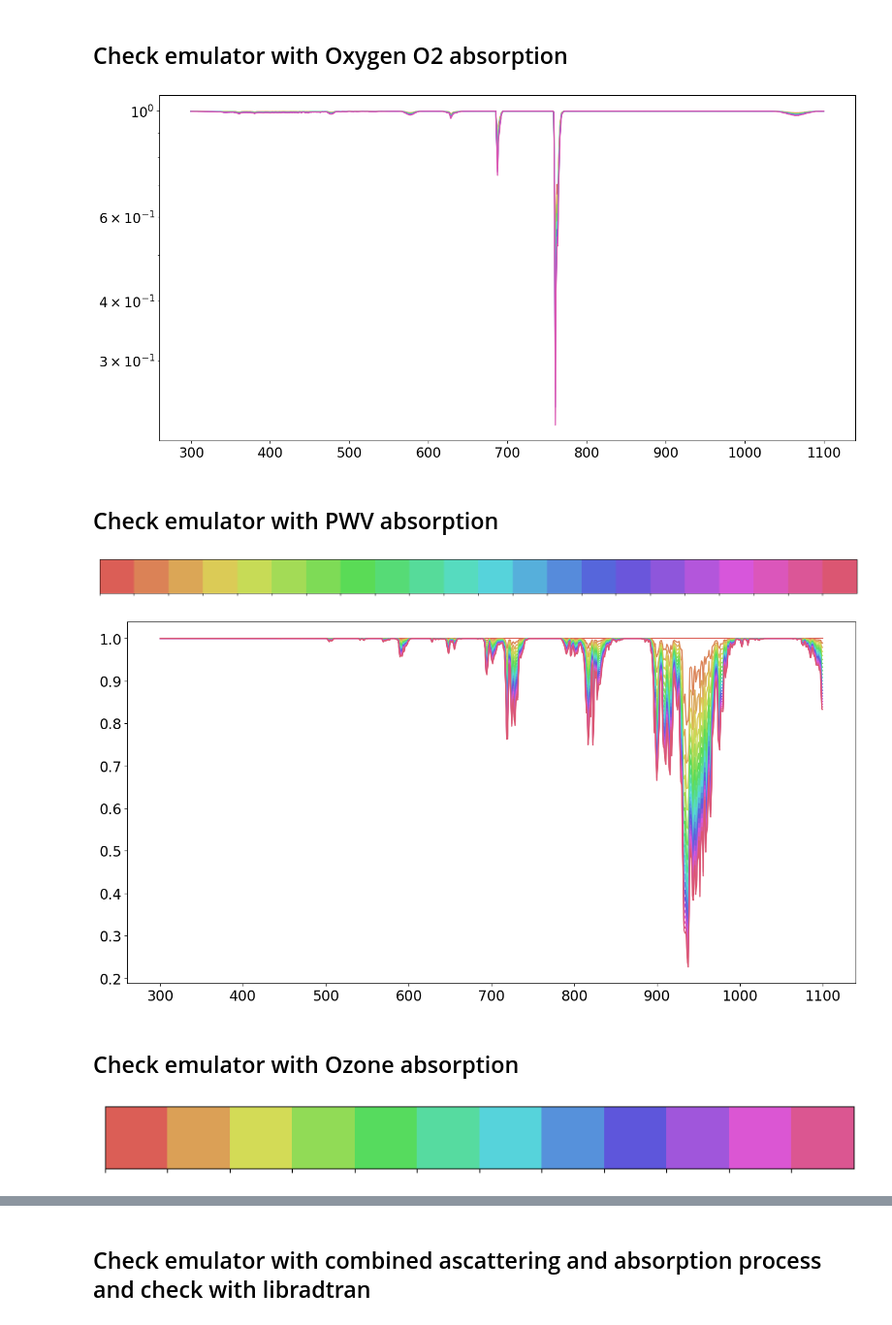
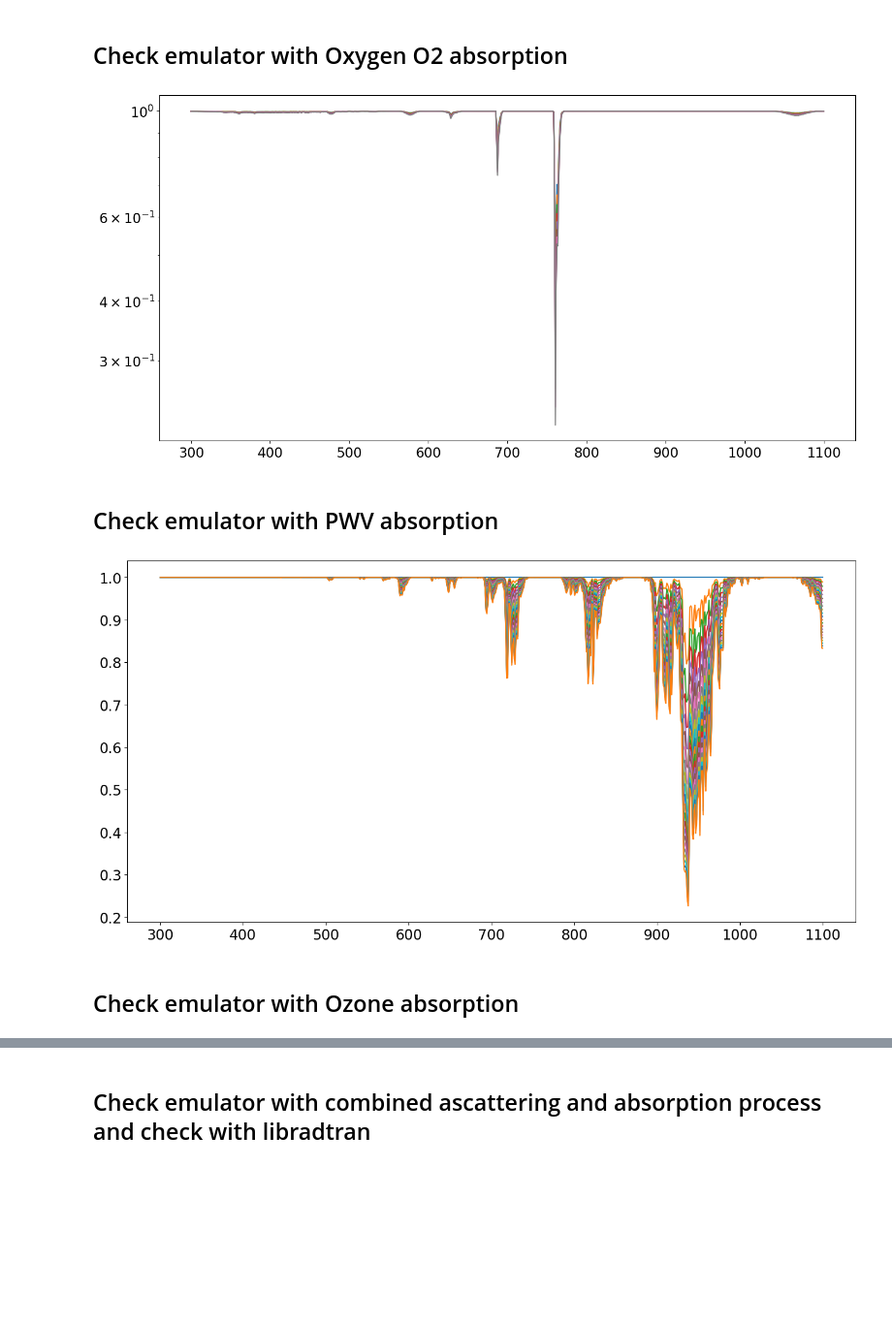
Before and after one commit to LSSTDESC/atmosphtransmemullsst, a Jupyter notebook: notebooks/TestSimpleAtmosphericEmulator.ipynb, the cells around one changed output, grey strips where cells are left out. Shown at 97% size. Drawn from its saved outputs; the diff is of its cells as text; code cells hidden in the pictures; blank space fills up the shorter version.

```diff
--- a/notebooks/TestSimpleAtmosphericEmulator.ipynb
+++ b/notebooks/TestSimpleAtmosphericEmulator.ipynb
@@ -97,5 +86,5 @@ WL = emul.GetWL()
 for idx,am in enumerate(airmasses):
 
     transm = emul.GetRayleighTransparencyArray(WL,am)
-    plt.plot(WL,transm,color=hls_colors[idx])
+    plt.plot(WL,transm)
 # %% [output]
@@ -106,31 +95,21 @@ for idx,am in enumerate(airmasses):
 for idx,am in enumerate(airmasses):
 
     transm = emul.GetO2absTransparencyArray(WL,am)
-    plt.plot(WL,transm,color=hls_colors[idx])
+    plt.plot(WL,transm)
 plt.yscale('log')
 # %% [output]
-[figure, old version]
+[figure, new version]
 # %% [markdown]
 ## Check emulator with PWV absorption
-# %%
-hls_colors = sns.color_palette("hls", NPWV)
-sns.palplot(hls_colors)
-# %% [output]
-[figure, removed]
 # %%
 for idx,pwv in enumerate(pwvs):
 
     transm = emul.GetPWVabsTransparencyArray(WL,am,pwv)
-    plt.plot(WL,transm,color=hls_colors[idx])
+    plt.plot(WL,transm)
 # %% [output]
-[figure, old version]
+[figure, new version]
 # %% [markdown]
 ## Check emulator with Ozone absorption
-# %%
-hls_colors = sns.color_palette("hls", NOZ)
-sns.palplot(hls_colors)
-# %% [output]
-[figure, removed]
 # %%
 for idx,oz in enumerate(ozs):
 
```
Also changed, not shown: parts of 14 cells of this notebook.
